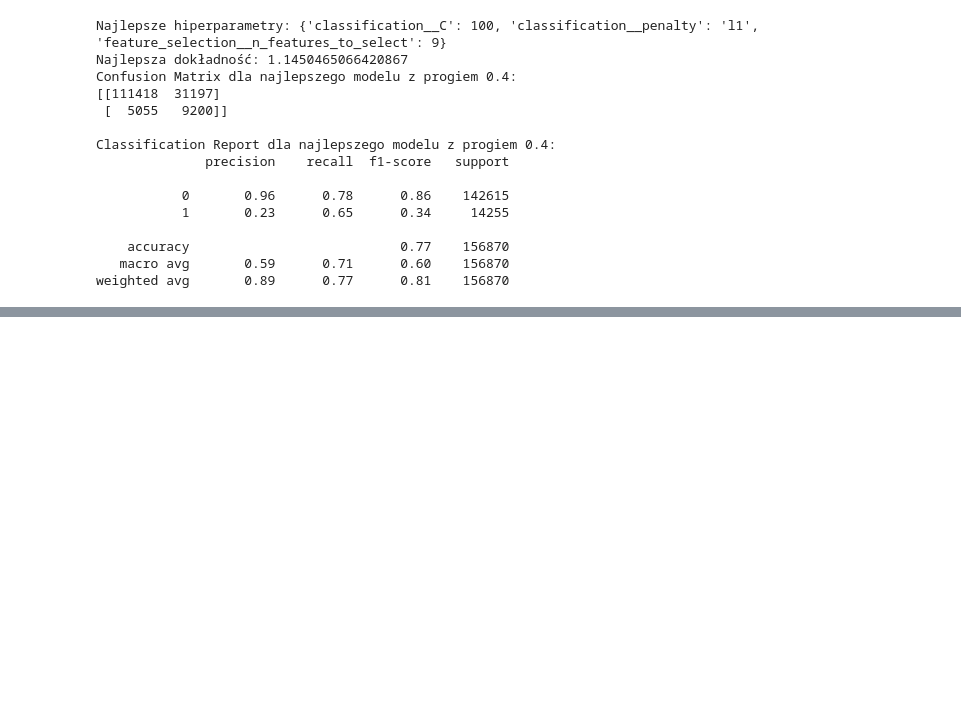
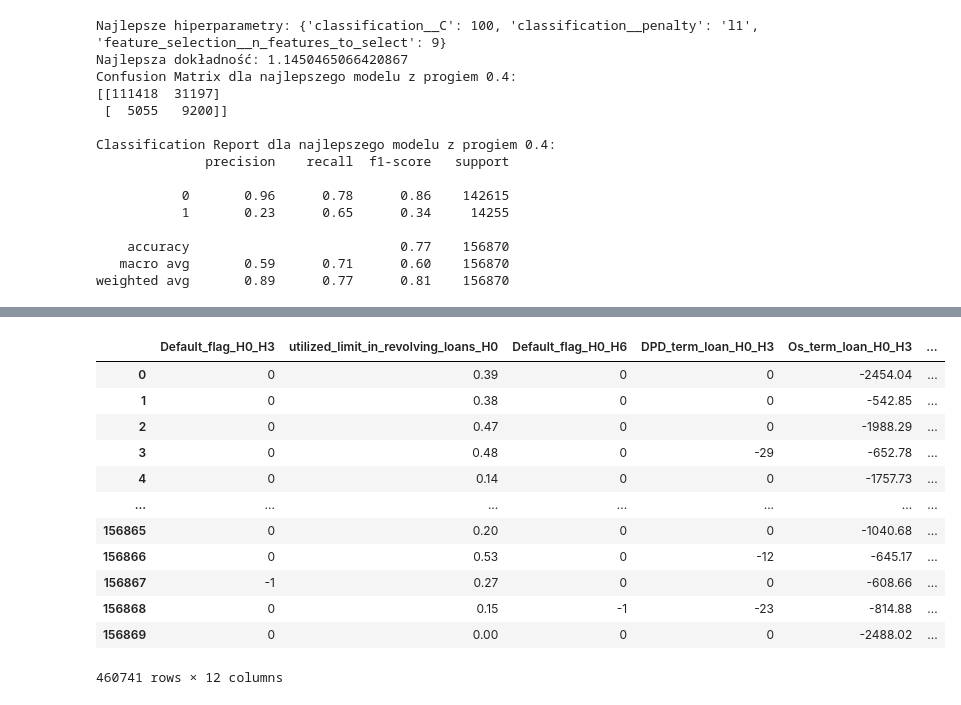
Before and after one commit to KacpiPL/ING_Lions_Den_2024_final, a Jupyter notebook: RiskBusters_Codes/5.logit_model.ipynb, the cells around one changed output, grey strips where cells are left out. Drawn from its saved outputs; the diff is of its cells as text; code cells hidden in the pictures; blank space fills up the shorter version.

```diff
--- a/RiskBusters_Codes/5.logit_model.ipynb
+++ b/RiskBusters_Codes/5.logit_model.ipynb
@@ -232,0 +293,23 @@ plt.show()
+# %%
+df_train['is_train'] = 1
+df_test['is_train'] = 0
+# %%
+df_train['y_pred'] = 'training'
+# %%
+df_final = pd.concat([df_train,df_test], axis = 0)
+# %%
+df_final
+# %% [output]
+|  | Default_flag_H0_H3 | utilized_limit_in_revolving_loans_H0 | Default_flag_H0_H6 | DPD_term_loan_H0_H3 | Os_term_loan_H0_H3 | ... |
+| 0 | 0 | 0.39 | 0 | 0 | -2454.04 | ... |
+| 1 | 0 | 0.38 | 0 | 0 | -542.85 | ... |
+| 2 | 0 | 0.47 | 0 | 0 | -1988.29 | ... |
+| 3 | 0 | 0.48 | 0 | -29 | -652.78 | ... |
+| 4 | 0 | 0.14 | 0 | 0 | -1757.73 | ... |
+| ... | ... | ... | ... | ... | ... | ... |
+| 156865 | 0 | 0.20 | 0 | 0 | -1040.68 | ... |
+| 156866 | 0 | 0.53 | 0 | -12 | -645.17 | ... |
+| 156867 | -1 | 0.27 | 0 | 0 | -608.66 | ... |
+| 156868 | 0 | 0.15 | -1 | -23 | -814.88 | ... |
+| 156869 | 0 | 0.00 | 0 | 0 | -2488.02 | ... |
+460741 rows × 12 columns
```
Also changed, not shown: parts of 10 cells of this notebook, 1 other file.
